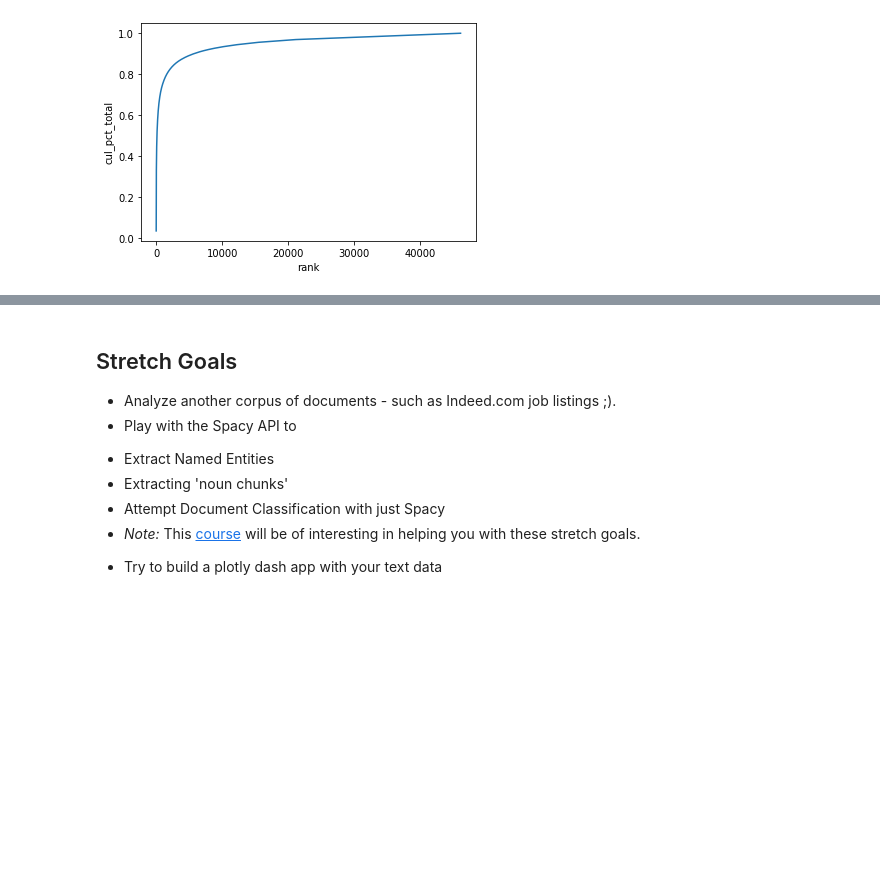
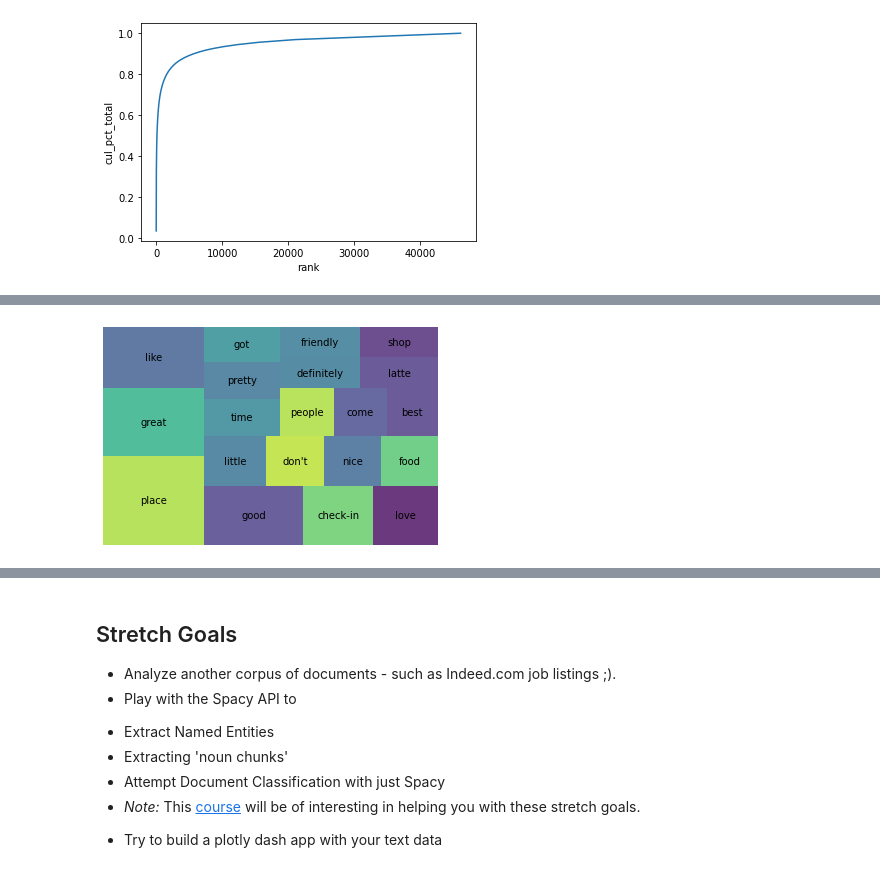
Before and after one commit to TerrenceAm22/DS-Unit-4-Sprint-1-NLP, a Jupyter notebook: module1-text-data/LS_DS_411_Text_Data_Assignment.ipynb, the cells around one changed output, grey strips where cells are left out. Saved outputs shown, nothing was run; the diff lists cells and outputs as text; code cells hidden in the pictures; blank space fills up the shorter version.

```diff
--- a/module1-text-data/LS_DS_411_Text_Data_Assignment.ipynb
+++ b/module1-text-data/LS_DS_411_Text_Data_Assignment.ipynb
@@ -189,0 +216,17 @@ sns.lineplot(x='rank', y='cul_pct_total', data=wc);
+# %%
+tokens = []
+
+for doc in tokenize.pipe(shops['full_review_text'], batch_size=500):
+
+    doc_tokens = []
+
+    for token in doc:
+        if token.text.lower() not in STOP_WORDS:
+            doc_tokens.append(token.text.lower())
+
+    tokens.append(doc_tokens)
+
+shops['tokens'] = tokens
+# %%
+wc = count(shops['tokens'])
+wc.head(25)
@@ -189,0 +251,8 @@ sns.lineplot(x='rank', y='cul_pct_total', data=wc);
+# %%
+wc_top20 = wc[wc['rank'] <= 20]
+
+squarify.plot(sizes=wc_top20['pct_total'], label=wc_top20['word'], alpha=.8 )
+plt.axis('off')
+plt.show()
+# %% [output]
+[figure, added]
```
Also changed, not shown: parts of 25 cells of this notebook.
